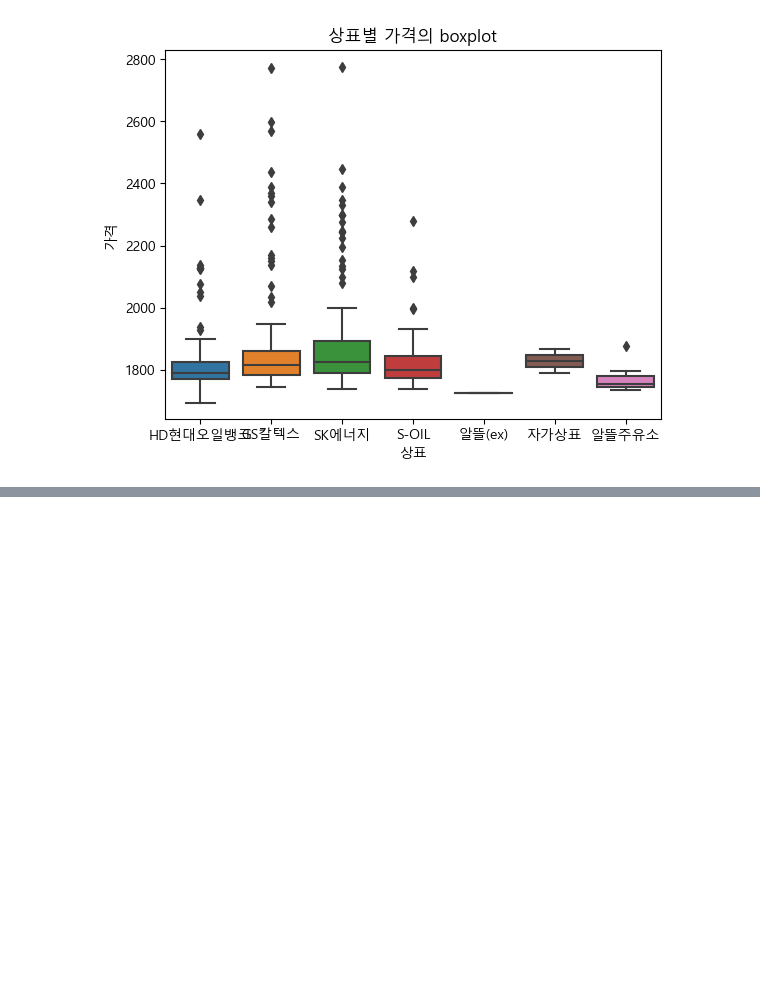
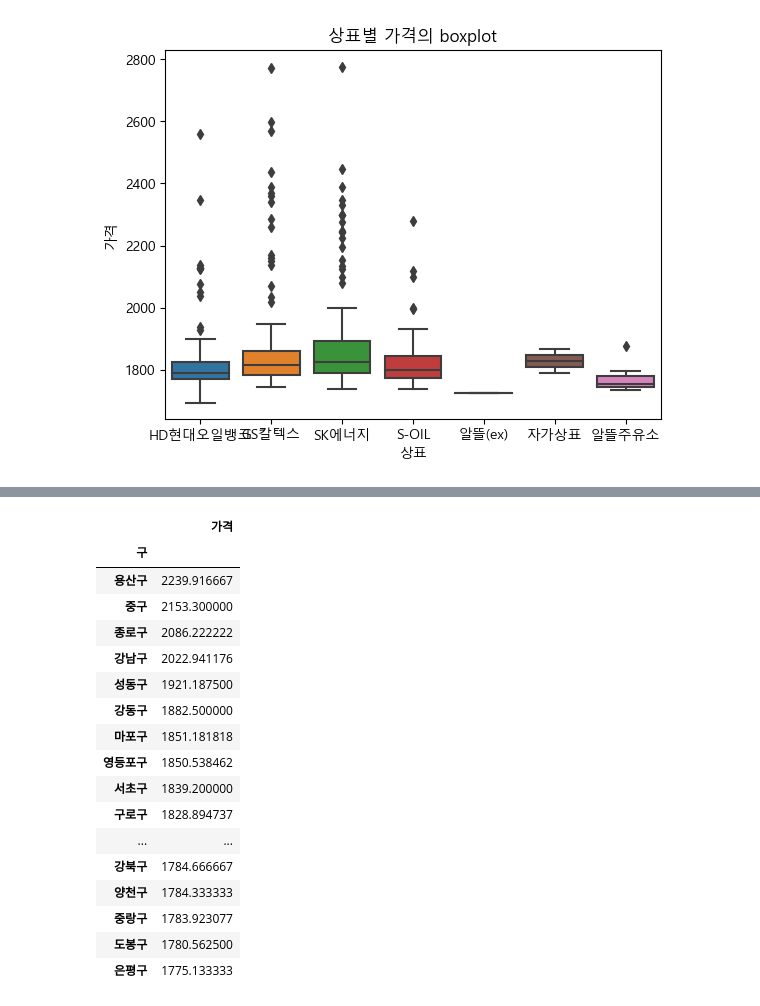
Before and after one commit to forever-young86/DataAnalysis-2023.09, a Jupyter notebook: 05.Crawling/15.Opinet.ipynb, the cells around one changed output, grey strips where cells are left out. Cells and saved outputs as stored; diff of their text form; code cells hidden in the pictures; blank space fills up the shorter version.

```diff
--- a/05.Crawling/15.Opinet.ipynb
+++ b/05.Crawling/15.Opinet.ipynb
@@ -208,0 +236,22 @@ plt.title('상표별 평균 가격의 막대그래프');
+# %%
+gu_price = df.pivot_table('가격','구')
+gu_price.sort_values(by='가격',ascending=False)
+# %% [output]
+|  | 가격 |
+| 구 |  |
+| 용산구 | 2239.916667 |
+| 중구 | 2153.300000 |
+| 종로구 | 2086.222222 |
+| 강남구 | 2022.941176 |
+| 성동구 | 1921.187500 |
+| 강동구 | 1882.500000 |
+| 마포구 | 1851.181818 |
+| 영등포구 | 1850.538462 |
+| 서초구 | 1839.200000 |
+| 구로구 | 1828.894737 |
+| ... | ... |
+| 강북구 | 1784.666667 |
+| 양천구 | 1784.333333 |
+| 중랑구 | 1783.923077 |
+| 도봉구 | 1780.562500 |
+| 은평구 | 1775.133333 |
```
Also changed, not shown: parts of 5 cells of this notebook.
